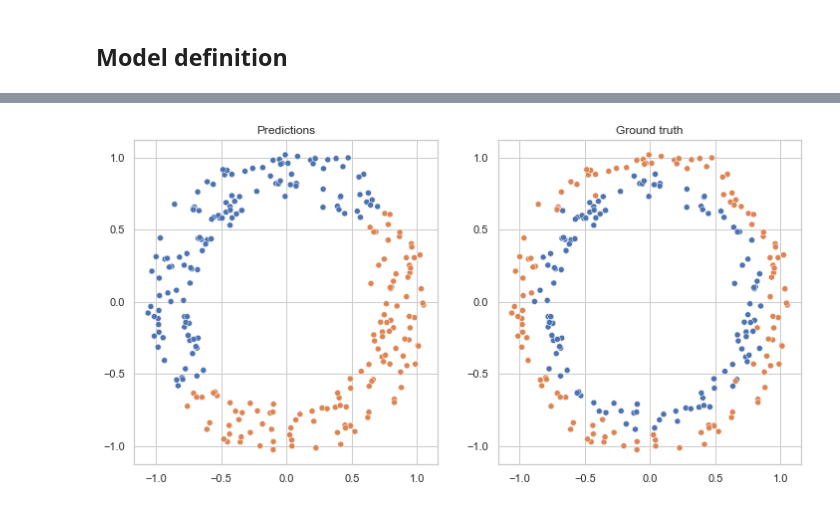
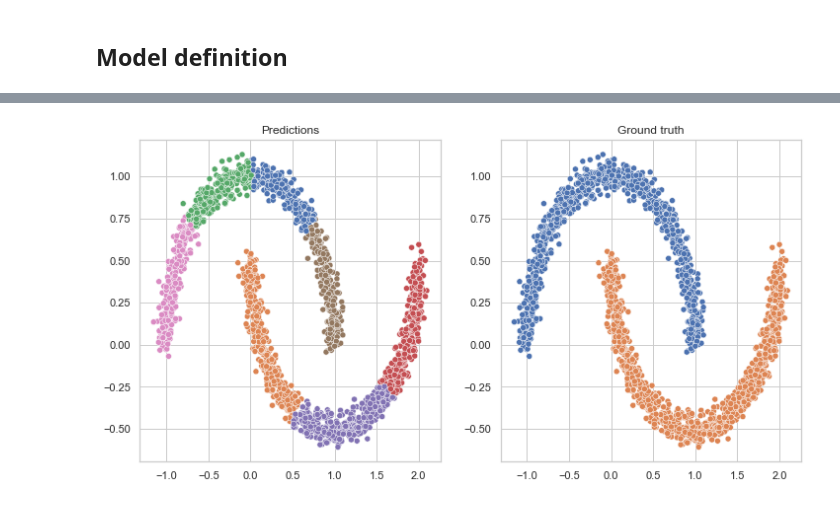
Before and after one commit to ericdaat/SiMCa, a Jupyter notebook: notebooks/clustering_blobs.ipynb, the cells around one changed output, grey strips where cells are left out. Saved outputs shown, nothing was run; the diff lists cells and outputs as text; code cells hidden in the pictures.

```diff
--- a/notebooks/clustering_blobs.ipynb
+++ b/notebooks/clustering_blobs.ipynb
@@ -137,13 +137,13 @@ class Model(nn.Module):
 
         return softmax_out
 # %%
-def train_model(model, dataloader, optimizer):
-    for epoch in range(50):
+def train_model(model, dataloader, optimizer, n_clusters):
+    for epoch in range(200):
         epoch_loss = 0
 
         for batch_ix, (inputs, y_true) in enumerate(dataloader):
-            a = torch.ones(inputs.shape[0]) / inputs.shape[0]                             # batch size
-            b = torch.ones(dataloader.dataset.n_clusters) / dataloader.dataset.n_clusters # number of clusters
+            a = torch.ones(inputs.shape[0]) / inputs.shape[0]  # batch size
+            b = torch.ones(n_clusters) / n_clusters            # number of clusters
 
             model.train()
 
@@ -173,20 +173,21 @@ def train_model(model, dataloader, optimizer):
 
             epoch_loss += loss.item()
 
-        print("Epoch {0} loss: {1:.4f}".format(epoch+1, epoch_loss / (batch_ix+1)))
+        if epoch % 10 == 0:
+            print("Epoch {0} loss: {1:.4f}".format(epoch+1, epoch_loss / (batch_ix+1)))
 # %%
 dataloader = DataLoader(
-    circles_dataset,
+    moons_dataset,
     shuffle=True,
     batch_size=batch_size
 )
 
 model = Model(
     input_dim=dataloader.dataset.n_features,
-    output_dim=dataloader.dataset.n_clusters
+    output_dim=7
 )
 
-optimizer = torch.optim.SGD(lr=0.01, params=model.parameters())
+optimizer = torch.optim.Adam(lr=0.001, params=model.parameters())
 
-train_model(model, dataloader, optimizer)
+train_model(model, dataloader, optimizer, n_clusters=7)
 # %% [output]
@@ -210,30 +214,35 @@ Epoch 50 loss: 4.9513
 # %%
 # predict
-inputs, y_true = next(iter(dataloader))
+inputs = [item for (item, _) in dataloader.dataset]
+y_true = [label for (_, label) in dataloader.dataset]
+
+inputs = torch.stack(inputs)
+y_true = torch.stack(y_true)
+
 P = model(inputs)
 
 # plot figure
 fig, axs = plt.subplots(nrows=1, ncols=2, figsize=(12, 6))
 
 sns.scatterplot(
     x=inputs[:, 0],
     y=inputs[:, 1],
     hue=map(str, torch.argmax(P, axis=1)),
     legend=False,
     ax=axs[0]
 )
 
 sns.scatterplot(
     x=inputs[:, 0],
     y=inputs[:, 1],
     hue=map(str, y_true),
     legend=False,
     ax=axs[1]
 )
 
 axs[0].set_title("Predictions")
 axs[1].set_title("Ground truth")
 
 plt.show()
 # %% [output]
-[figure, old version]
+[figure, new version]
```
Also changed, not shown: parts of 2 cells of this notebook, 2 other files.
